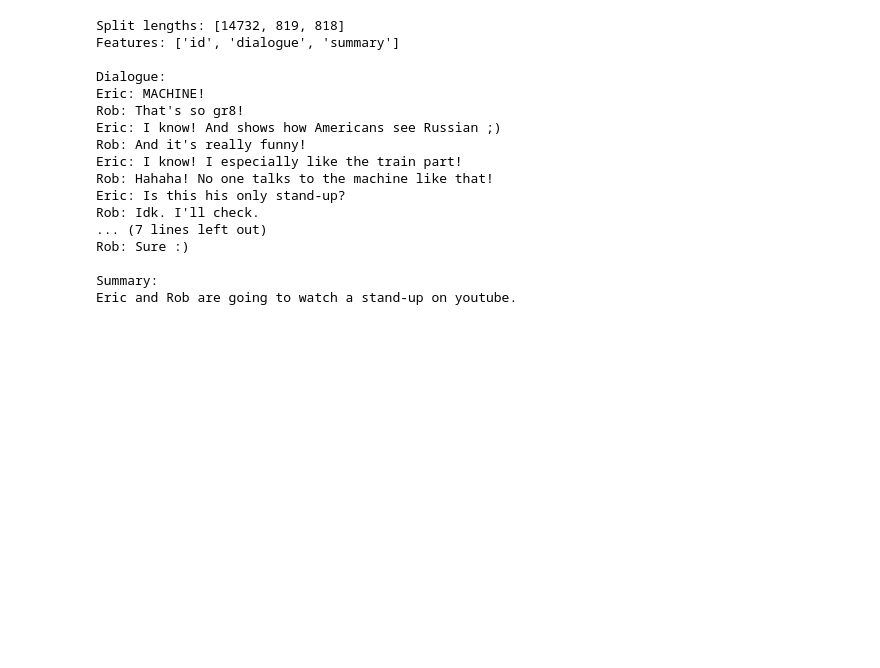
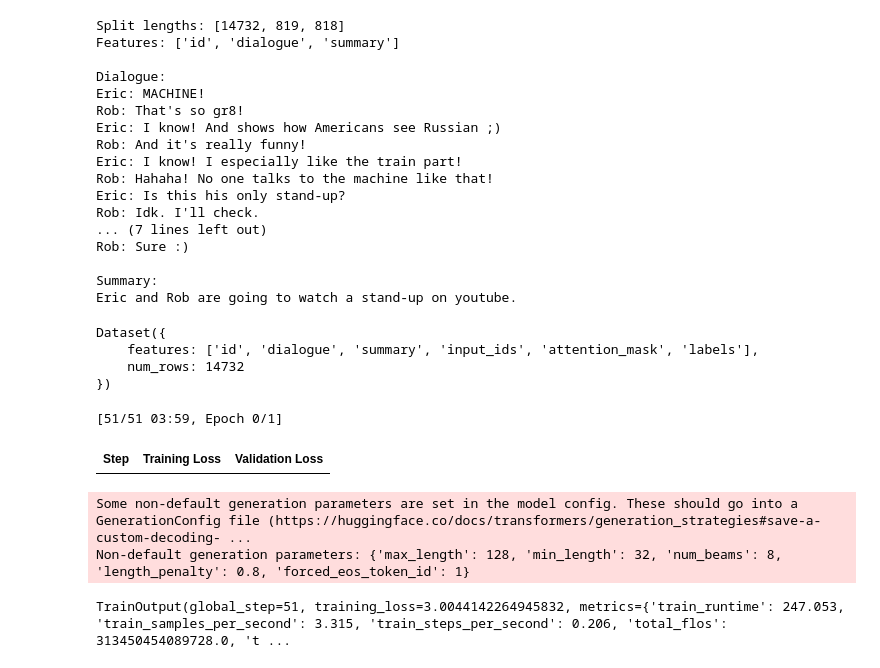
Before and after one commit to NandiniVerma994/Colab_Summary, a Jupyter notebook: Text_Summarization.ipynb, the cells around one changed output. Saved outputs shown, nothing was run; the diff lists cells and outputs as text; code cells hidden in the pictures; blank space fills up the shorter version.

```diff
--- a/Text_Summarization.ipynb
+++ b/Text_Summarization.ipynb
@@ -151,0 +172,35 @@ Eric and Rob are going to watch a stand-up on youtube.
+# %%
+dataset_samsum_pt = dataset_samsum.map(convert_examples_to_features, batched = True)
+# %%
+dataset_samsum_pt["train"]
+# %% [output]
+Dataset({
+    features: ['id', 'dialogue', 'summary', 'input_ids', 'attention_mask', 'labels'],
+    num_rows: 14732
+})
+# %%
+from transformers import DataCollatorForSeq2Seq
+seq2seq_data_collator = DataCollatorForSeq2Seq(tokenizer, model = model_pegasus)
+# %%
+from transformers import TrainingArguments, Trainer
+
+trainer_args = TrainingArguments(
+    output_dir='pegasus-samsum', num_train_epochs=1, warmup_steps=500,
+    per_device_train_batch_size=1, per_device_eval_batch_size=1,
+    weight_decay=0.01, logging_steps=10,
+    evaluation_strategy='steps', eval_steps=500, save_steps=1e6,
+    gradient_accumulation_steps=16
+)
+# %%
+trainer = Trainer(model=model_pegasus, args=trainer_args, #model used
+                  tokenizer=tokenizer, data_collator=seq2seq_data_collator,
+                  train_dataset=dataset_samsum_pt["test"], #dataset to be used for training
+                  eval_dataset=dataset_samsum_pt["validation"])
+# %%
+trainer.train()
+# %% [output]
+[51/51 03:59, Epoch 0/1]
+| Step | Training Loss | Validation Loss |
+Some non-default generation parameters are set in the model config. These should go into a GenerationConfig file (https://huggingface.co/docs/transformers/generation_strategies#save-a-custom-decoding- ...
+Non-default generation parameters: {'max_length': 128, 'min_length': 32, 'num_beams': 8, 'length_penalty': 0.8, 'forced_eos_token_id': 1}
+TrainOutput(global_step=51, training_loss=3.0044142264945832, metrics={'train_runtime': 247.053, 'train_samples_per_second': 3.315, 'train_steps_per_second': 0.206, 'total_flos': 313450454089728.0, 't ...
```
Also changed, not shown: parts of 13 cells of this notebook.
